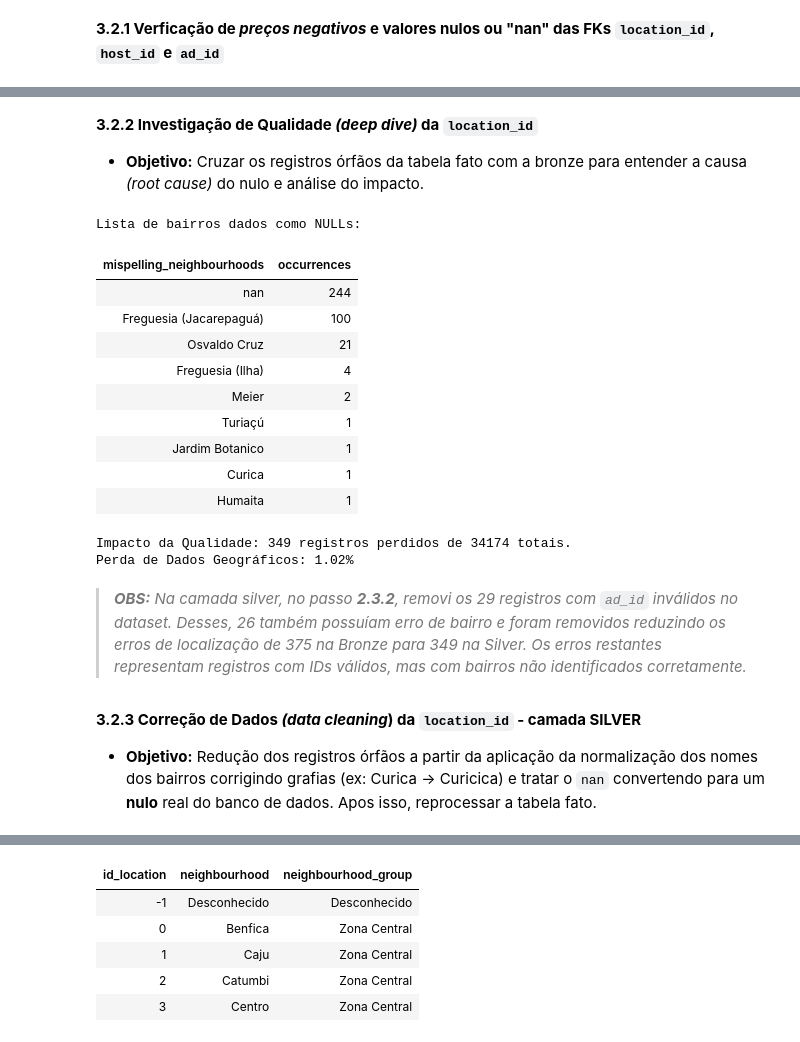
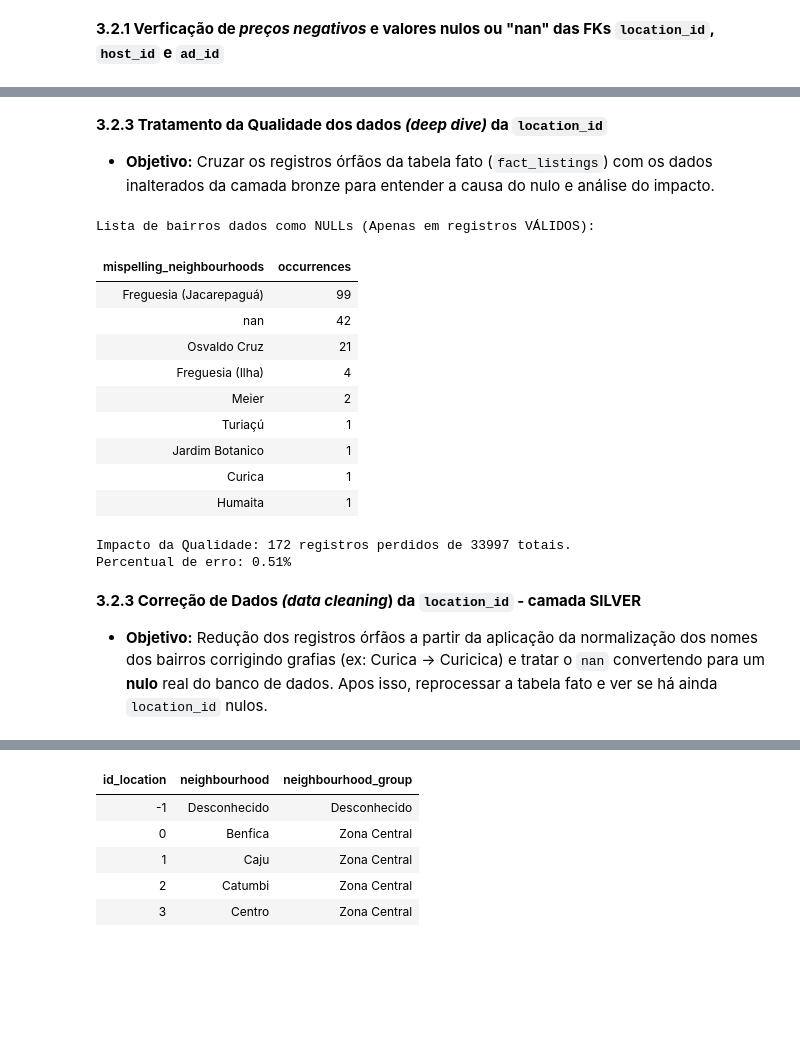
Before and after one commit to juliafarah/MVP_Data_Engineering, a Jupyter notebook: MVP_Pipeline_Airbnb_Rio.ipynb, the cells around one changed output, grey strips where cells are left out. Drawn from its saved outputs; the diff is of its cells as text; code cells hidden in the pictures; blank space fills up the shorter version.

```diff
--- a/MVP_Pipeline_Airbnb_Rio.ipynb
+++ b/MVP_Pipeline_Airbnb_Rio.ipynb
@@ -587,36 +648,46 @@ Registros sem host_id:
 # %% [markdown]
-**3.2.2 Investigação de Qualidade _(deep dive)_ da `location_id`**
+**3.2.3 Tratamento da Qualidade dos dados _(deep dive)_ da `location_id`**
 
-* **Objetivo:** Cruzar os registros órfãos da tabela fato com a bronze para entender a causa _(root cause)_ do nulo e análise do impacto.
+* **Objetivo:** Cruzar os registros órfãos da tabela fato (`fact_listings`) com os dados inalterados da camada bronze para entender a causa do nulo e análise do impacto.
 # %%
+from pyspark.sql.functions import col
 
-# 1. Analise Quantitativa - cruzando a bronze com a dimensão para achar quem ficou de fora.
+# 1. Analise Quantitativa
 df_missing_neighbourhoods = spark.sql("""
     SELECT
         b.neighbourhood as mispelling_neighbourhoods,
         count(*) as occurrences
     FROM bronze.listings b
     LEFT JOIN silver.dim_location d ON b.neighbourhood = d.neighbourhood
     WHERE d.id_location IS NULL
+      AND b.id IS NOT NULL AND b.id <> 'nan' -- contabiliza o que ja foi limpo no ETL anteriormente
+      AND b.host_id IS NOT NULL AND b.host_id <> 'nan'
     GROUP BY b.neighbourhood
     ORDER BY occurrences DESC
 """)
 
-print("Lista de bairros dados como NULLs:")
+print("Lista de bairros dados como NULLs (Apenas em registros VÁLIDOS):")
 display(df_missing_neighbourhoods)
 
-# 2. Analise de Impacto
-total_rows = df_check.count()
-missing_rows = df_check.filter(col("id_location").isNull()).count()
-percent_loss = (missing_rows / total_rows) * 100
+# 2. Analise de Impacto - calcular o total de linhas VÁLIDAS da Bronze (excluindo o lixo de host/ad)
+total_rows_valid = spark.table("bronze.listings") \
+    .filter("id IS NOT NULL AND id <> 'nan'") \
+    .filter("host_id IS NOT NULL AND host_id <> 'nan'") \
+    .count()
 
-print(f"Impacto da Qualidade: {missing_rows} registros perdidos de {total_rows} totais.")
-print(f"Perda de Dados Geográficos: {percent_loss:.2f}%")
+# Soma total dos erros encontrados na query acima
+missing_rows = df_missing_neighbourhoods.agg({"occurrences": "sum"}).collect()[0][0]
+if missing_rows is None: missing_rows = 0
+
+percent_loss = (missing_rows / total_rows_valid) * 100
+
+print(f"Impacto da Qualidade: {missing_rows} registros perdidos de {total_rows_valid} totais.")
+print(f"Percentual de erro: {percent_loss:.2f}%")
 # %% [output]
-Lista de bairros dados como NULLs:
+Lista de bairros dados como NULLs (Apenas em registros VÁLIDOS):
 | mispelling_neighbourhoods | occurrences |
-| nan | 244 |
-| Freguesia (Jacarepaguá) | 100 |
+| Freguesia (Jacarepaguá) | 99 |
+| nan | 42 |
 | Osvaldo Cruz | 21 |
 | Freguesia (Ilha) | 4 |
 | Meier | 2 |
@@ -624,12 +695,10 @@ Lista de bairros dados como NULLs:
 | Jardim Botanico | 1 |
 | Curica | 1 |
 | Humaita | 1 |
-Impacto da Qualidade: 349 registros perdidos de 34174 totais.
-Perda de Dados Geográficos: 1.02%
+Impacto da Qualidade: 172 registros perdidos de 33997 totais.
+Percentual de erro: 0.51%
-# %% [markdown]
-> _**OBS:** Na camada silver, no passo **2.3.2**, removi os 29 registros com `ad_id` inválidos no dataset. Desses, 26 também possuíam erro de bairro e foram removidos reduzindo os erros de localização de 375 na Bronze para 349 na Silver. Os erros restantes representam registros com IDs válidos, mas com bairros não identificados corretamente._
 # %% [markdown]
 **3.2.3 Correção de Dados _(data cleaning_) da `location_id` - camada SILVER**
 
-* **Objetivo:** Redução dos registros órfãos a partir da aplicação da normalização dos nomes dos bairros corrigindo grafias (ex: Curica -> Curicica) e tratar o `nan` convertendo para um **nulo** real do banco de dados. Apos isso, reprocessar a tabela fato.
+* **Objetivo:** Redução dos registros órfãos a partir da aplicação da normalização dos nomes dos bairros corrigindo grafias (ex: Curica -> Curicica) e tratar o `nan` convertendo para um **nulo** real do banco de dados. Apos isso, reprocessar a tabela fato e ver se há ainda `location_id` nulos.
 # %%
```
Also changed, not shown: parts of 19 cells of this notebook.
